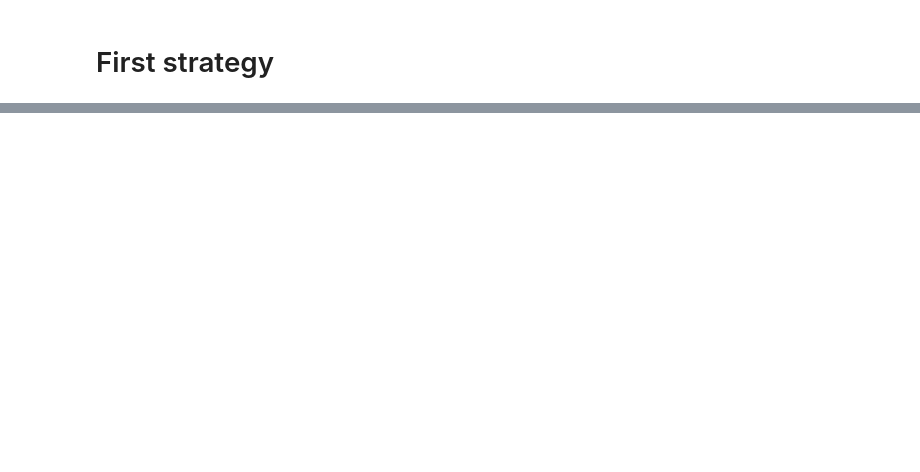
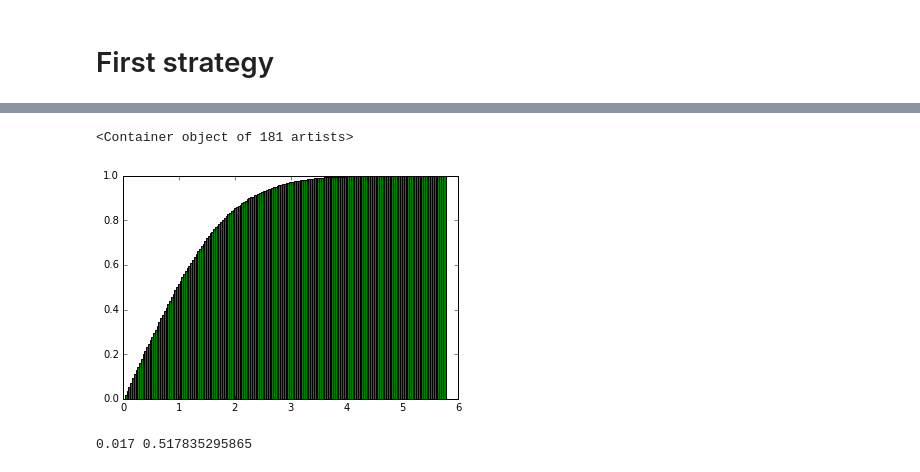
Before and after one commit to ZiggerZZ/MapProjetXForum, a Jupyter notebook: MAP Projet.ipynb, the cells around one changed output, grey strips where cells are left out. Saved outputs shown, nothing was run; the diff lists cells and outputs as text; code cells hidden in the pictures; blank space fills up the shorter version.

```diff
--- a/MAP Projet.ipynb
+++ b/MAP Projet.ipynb
@@ -2,0 +65,11 @@
+# %%
+from numpy import cumsum
+CDF = cumsum(probability) #cumulative distribution function
+plt.bar(A_N_possibles, CDF, width=width, color='g')
+# %% [output]
+<Container object of 181 artists>
+[figure, added]
+# %%
+print CDF[0], norm.cdf(A_N_possibles[0], 0, 1.0/sqrt2)
+# %% [output]
+0.017 0.517835295865
```
Also changed, not shown: parts of 21 cells of this notebook.
